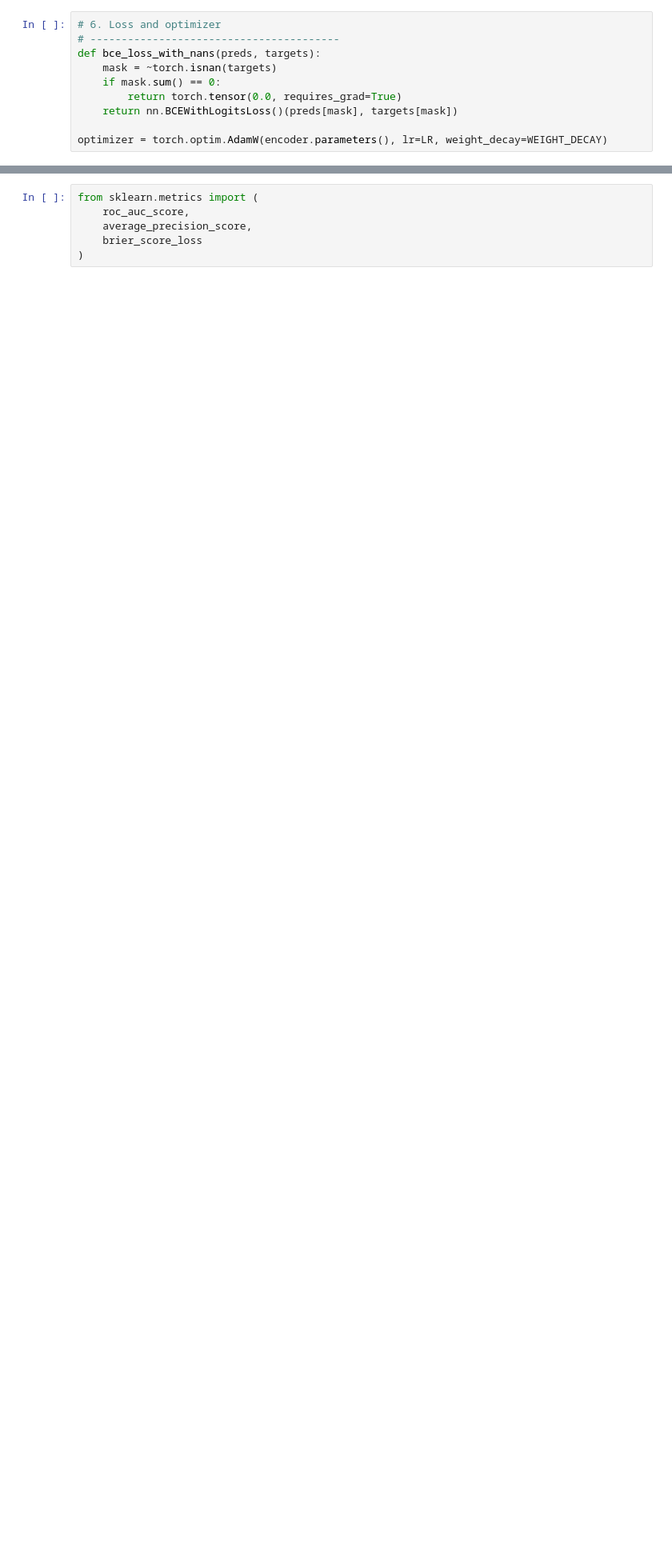
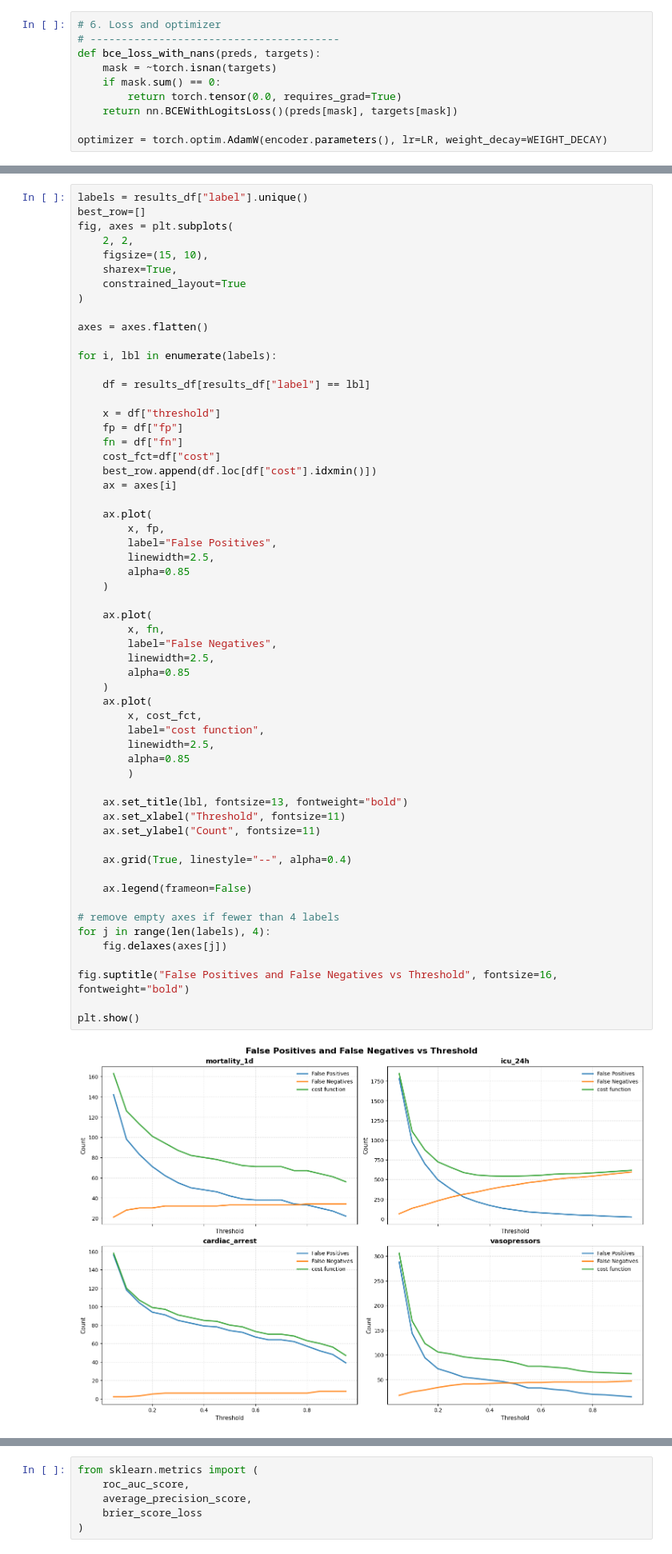
Before and after one commit to cookiehyun/Q-Model, a Jupyter notebook: Medical_DA_in_DL.ipynb, the cells around one changed output, grey strips where cells are left out. Shown at 80% size. Saved outputs shown, nothing was run; the diff lists cells and outputs as text; blank space fills up the shorter version.

```diff
--- a/Medical_DA_in_DL.ipynb
+++ b/Medical_DA_in_DL.ipynb
@@ -214,0 +468,60 @@ print(f"\nBest validation AUROC: {best_val_auroc:.4f} at epoch {best_epoch}")
+# %%
+labels = results_df["label"].unique()
+best_row=[]
+fig, axes = plt.subplots(
+    2, 2,
+    figsize=(15, 10),
+    sharex=True,
+    constrained_layout=True
+)
+
+axes = axes.flatten()
+
+for i, lbl in enumerate(labels):
+
+    df = results_df[results_df["label"] == lbl]
+
+    x = df["threshold"]
+    fp = df["fp"]
+    fn = df["fn"]
+    cost_fct=df["cost"]
+    best_row.append(df.loc[df["cost"].idxmin()])
+    ax = axes[i]
+
+    ax.plot(
+        x, fp,
+        label="False Positives",
+        linewidth=2.5,
+        alpha=0.85
+    )
+
+    ax.plot(
+        x, fn,
+        label="False Negatives",
+        linewidth=2.5,
+        alpha=0.85
+    )
+    ax.plot(
+        x, cost_fct,
+        label="cost function",
+        linewidth=2.5,
+        alpha=0.85
+        )
+
+    ax.set_title(lbl, fontsize=13, fontweight="bold")
+    ax.set_xlabel("Threshold", fontsize=11)
+    ax.set_ylabel("Count", fontsize=11)
+
+    ax.grid(True, linestyle="--", alpha=0.4)
+
+    ax.legend(frameon=False)
+
+# remove empty axes if fewer than 4 labels
+for j in range(len(labels), 4):
+    fig.delaxes(axes[j])
+
+fig.suptitle("False Positives and False Negatives vs Threshold", fontsize=16, fontweight="bold")
+
+plt.show()
+# %% [output]
+[figure, added]
```
Also changed, not shown: parts of 19 cells of this notebook, 9 other files.
